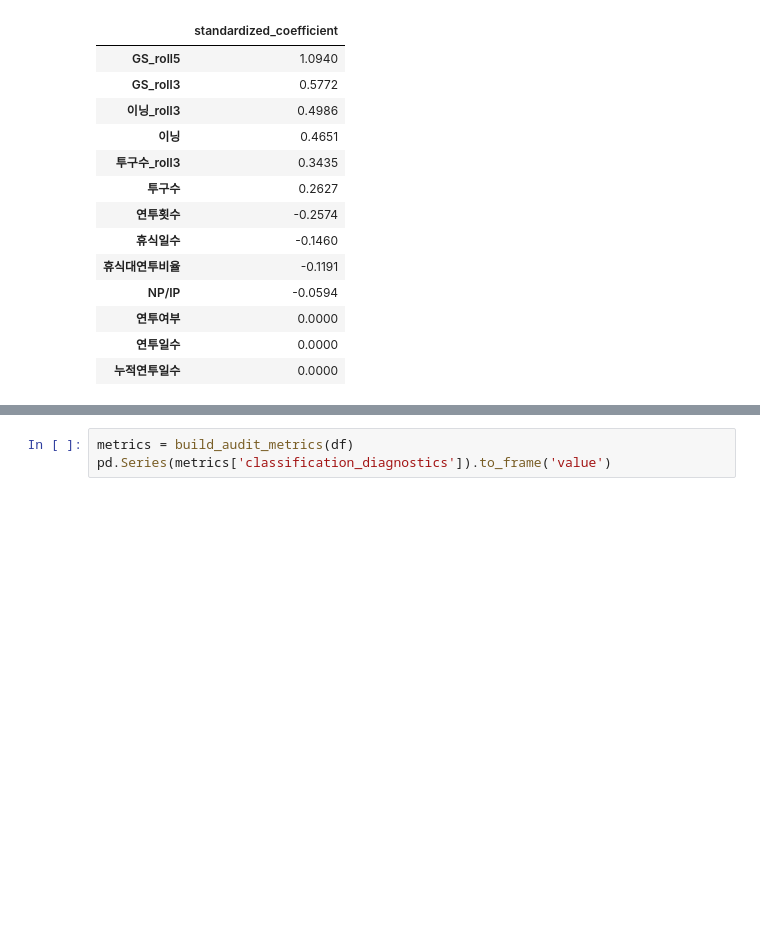
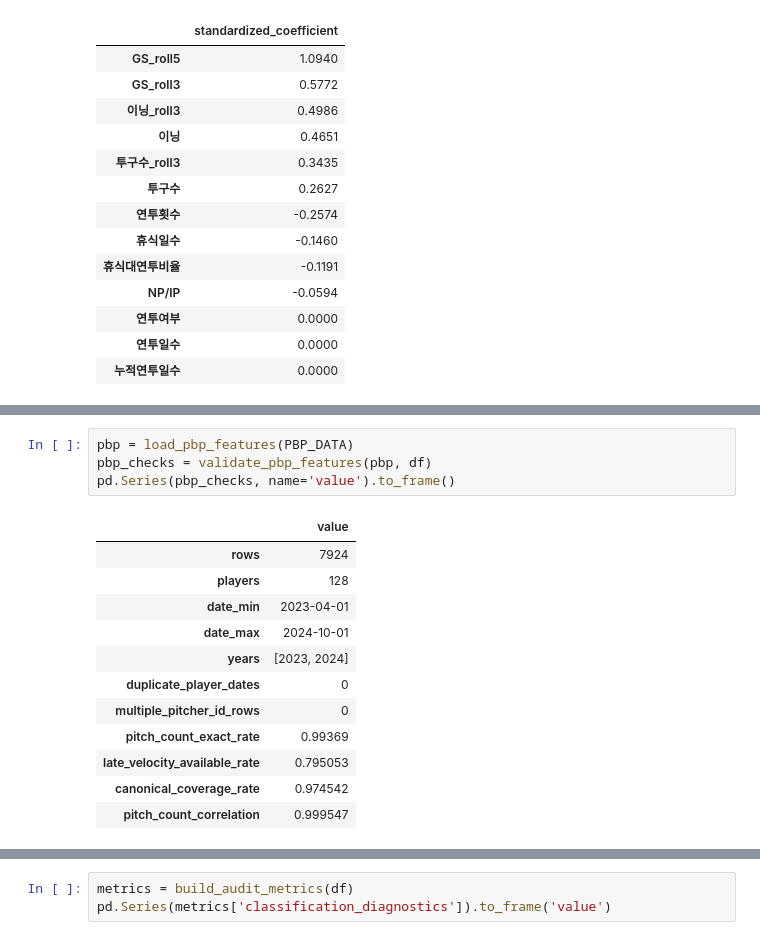
Before and after one commit to jinwon25/KBO-pitcher-fatigue, a Jupyter notebook: notebooks/analysis.ipynb, the cells around one changed output, grey strips where cells are left out. Cells and saved outputs as stored; diff of their text form; blank space fills up the shorter version.

Commit message:
feat: add licensed pitch-level fatigue extension

```diff
--- a/notebooks/analysis.ipynb
+++ b/notebooks/analysis.ipynb
@@ -191,0 +200,17 @@ pd.Series({
+# %%
+pbp = load_pbp_features(PBP_DATA)
+pbp_checks = validate_pbp_features(pbp, df)
+pd.Series(pbp_checks, name='value').to_frame()
+# %% [output]
+|  | value |
+| rows | 7924 |
+| players | 128 |
+| date_min | 2023-04-01 |
+| date_max | 2024-10-01 |
+| years | [2023, 2024] |
+| duplicate_player_dates | 0 |
+| multiple_pitcher_id_rows | 0 |
+| pitch_count_exact_rate | 0.99369 |
+| late_velocity_available_rate | 0.795053 |
+| canonical_coverage_rate | 0.974542 |
+| pitch_count_correlation | 0.999547 |
```
Also changed, not shown: parts of 8 cells of this notebook, 20 other files.
